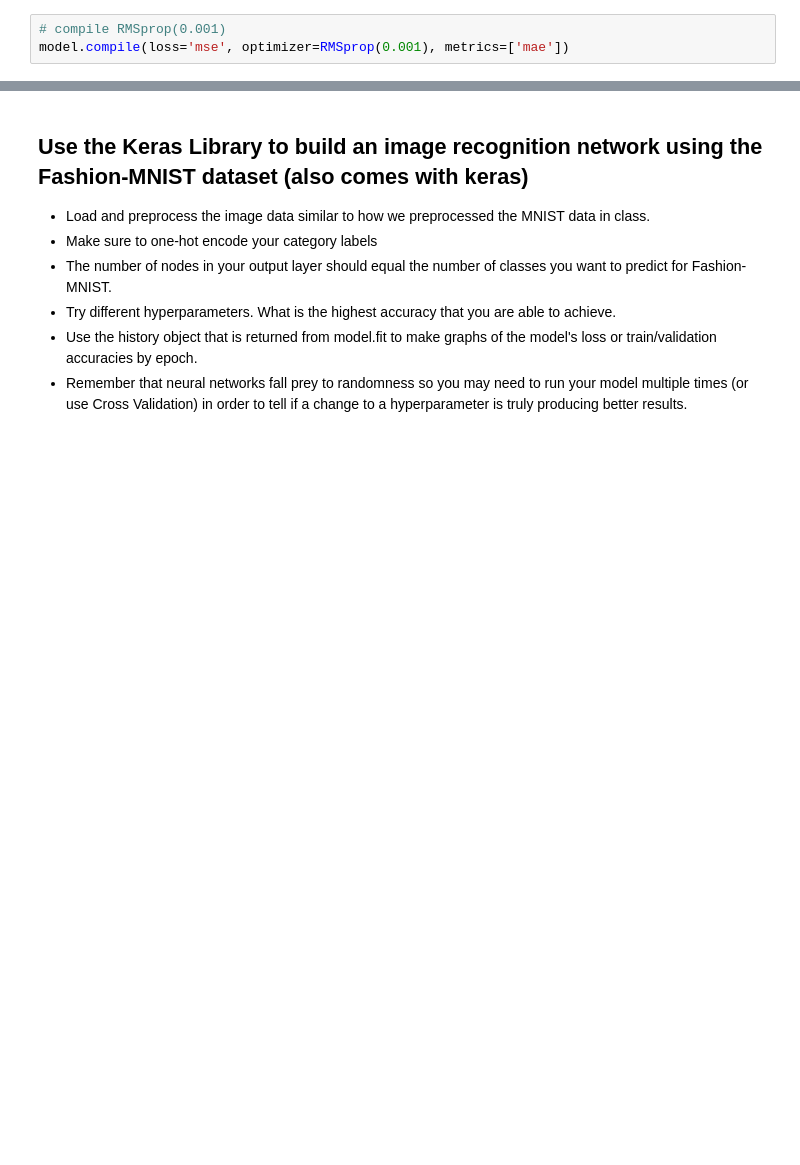
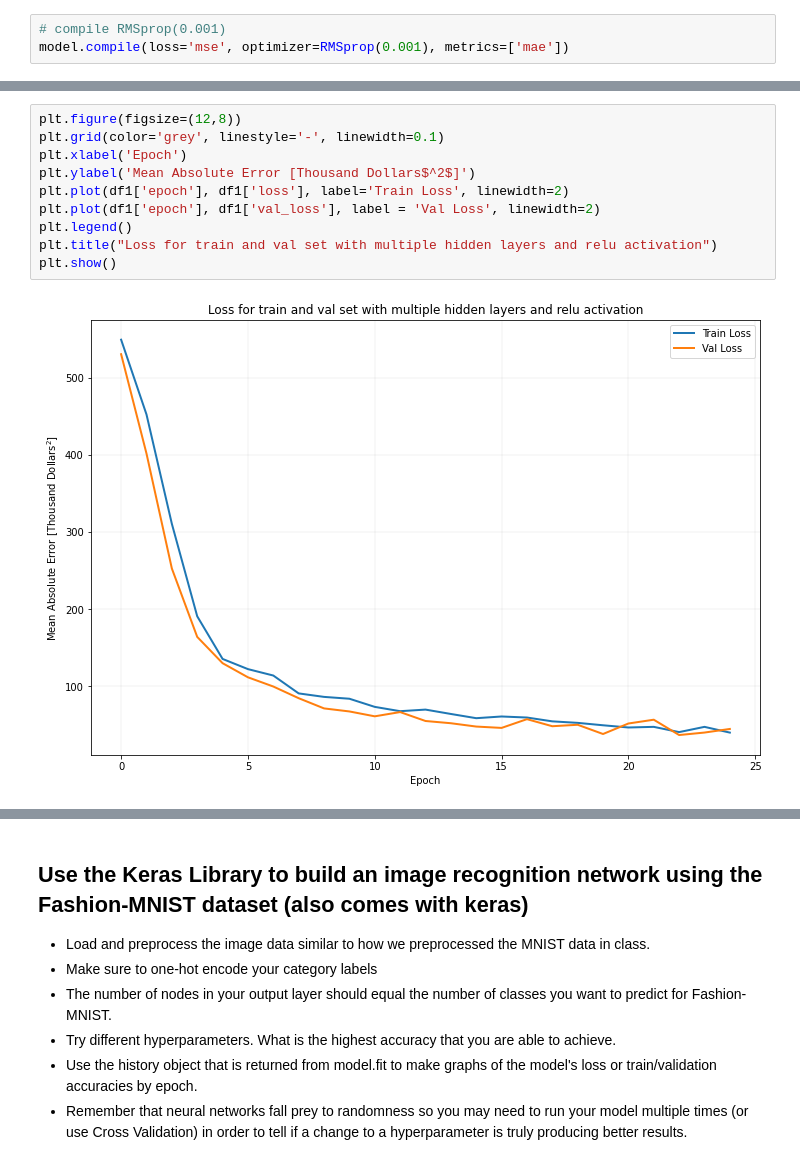
Before and after one commit to tigju/DS-Unit-4-Sprint-2-Neural-Networks, a Jupyter notebook: module3-Intro-to-Keras/LS_DS_423_Keras_Assignment.ipynb, the cells around one changed output, grey strips where cells are left out. Saved outputs shown, nothing was run; the diff lists cells and outputs as text; blank space fills up the shorter version.

```diff
--- a/module3-Intro-to-Keras/LS_DS_423_Keras_Assignment.ipynb
+++ b/module3-Intro-to-Keras/LS_DS_423_Keras_Assignment.ipynb
@@ -154,0 +218,12 @@ Epoch 20/300
+# %%
+plt.figure(figsize=(12,8))
+plt.grid(color='grey', linestyle='-', linewidth=0.1)
+plt.xlabel('Epoch')
+plt.ylabel('Mean Absolute Error [Thousand Dollars$^2$]')
+plt.plot(df1['epoch'], df1['loss'], label='Train Loss', linewidth=2)
+plt.plot(df1['epoch'], df1['val_loss'], label = 'Val Loss', linewidth=2)
+plt.legend()
+plt.title("Loss for train and val set with multiple hidden layers and relu activation")
+plt.show()
+# %% [output]
+[figure, added]
```
Also changed, not shown: parts of 16 cells of this notebook.
